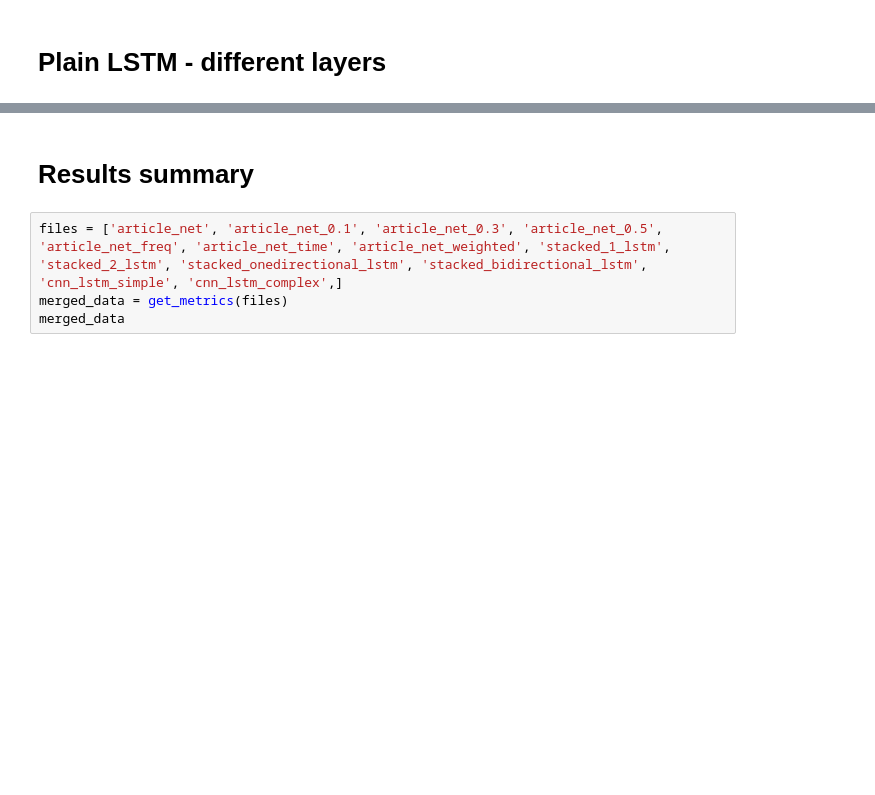
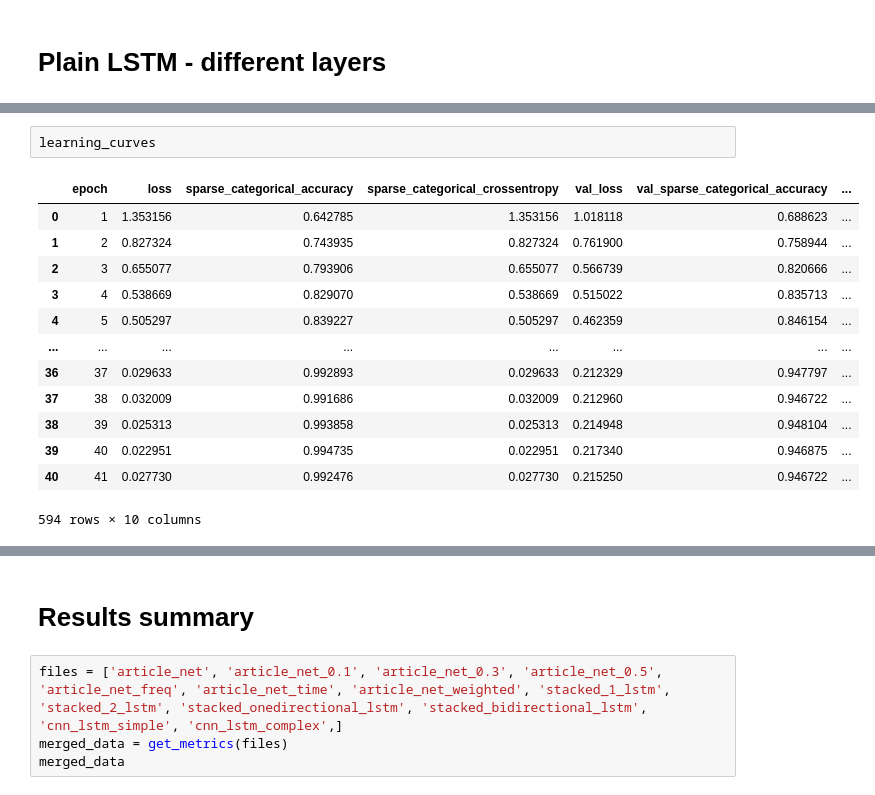
Before and after one commit to SawickiBartosz/DeepLearning2023, a Jupyter notebook: Project2_LSTM/visualize results.ipynb, the cells around one changed output, grey strips where cells are left out. Saved outputs shown, nothing was run; the diff lists cells and outputs as text; blank space fills up the shorter version.

```diff
--- a/Project2_LSTM/visualize results.ipynb
+++ b/Project2_LSTM/visualize results.ipynb
@@ -533,2 +558,18 @@ merged_data
+# %%
+learning_curves
+# %% [output]
+|  | epoch | loss | sparse_categorical_accuracy | sparse_categorical_crossentropy | val_loss | val_sparse_categorical_accuracy | ... |
+| 0 | 1 | 1.353156 | 0.642785 | 1.353156 | 1.018118 | 0.688623 | ... |
+| 1 | 2 | 0.827324 | 0.743935 | 0.827324 | 0.761900 | 0.758944 | ... |
+| 2 | 3 | 0.655077 | 0.793906 | 0.655077 | 0.566739 | 0.820666 | ... |
+| 3 | 4 | 0.538669 | 0.829070 | 0.538669 | 0.515022 | 0.835713 | ... |
+| 4 | 5 | 0.505297 | 0.839227 | 0.505297 | 0.462359 | 0.846154 | ... |
+| ... | ... | ... | ... | ... | ... | ... | ... |
+| 36 | 37 | 0.029633 | 0.992893 | 0.029633 | 0.212329 | 0.947797 | ... |
+| 37 | 38 | 0.032009 | 0.991686 | 0.032009 | 0.212960 | 0.946722 | ... |
+| 38 | 39 | 0.025313 | 0.993858 | 0.025313 | 0.214948 | 0.948104 | ... |
+| 39 | 40 | 0.022951 | 0.994735 | 0.022951 | 0.217340 | 0.946875 | ... |
+| 40 | 41 | 0.027730 | 0.992476 | 0.027730 | 0.215250 | 0.946722 | ... |
+594 rows × 10 columns
 # %%
 pyplot_colors = ['C' + str(i) for i in range(0, 10)]
```
Also changed, not shown: parts of 5 cells of this notebook, 3 other files.
